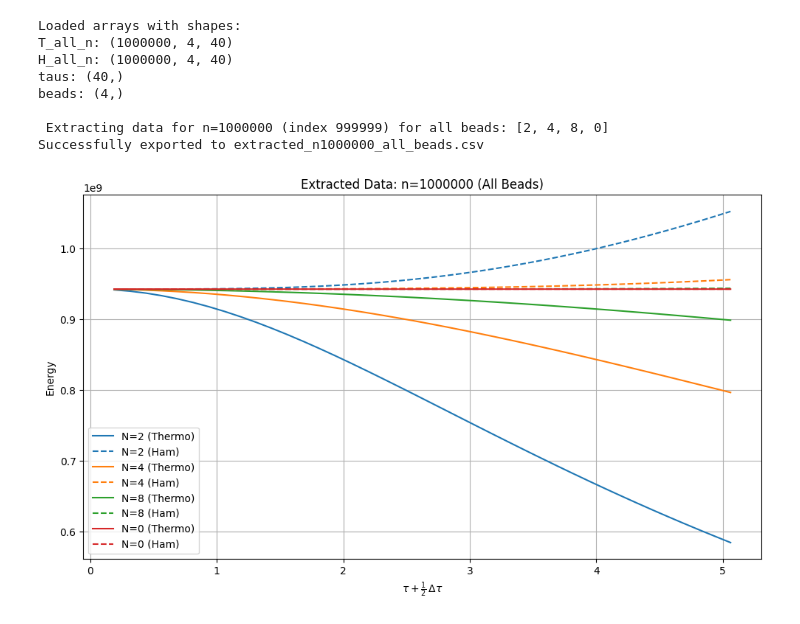
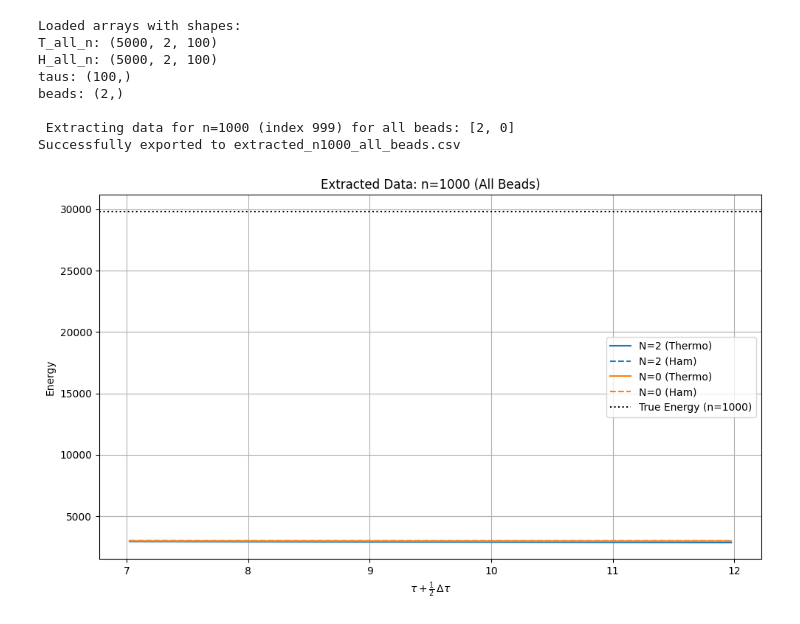
Before and after one commit to 24jonas/HarmonicFermions, a Jupyter notebook: BaxterMeth-opt.ipynb, the cells around one changed output. Saved outputs shown, nothing was run; the diff lists cells and outputs as text; code cells hidden in the pictures.

Commit message:
More plotting

```diff
--- a/BaxterMeth-opt.ipynb
+++ b/BaxterMeth-opt.ipynb
@@ -515,8 +515,8 @@ import pandas as pd
 
 # Load the saved 3D arrays and axes
 # Change save_filename if you used a different name in plot_fd_vs_tau_dual
-n_val = 1000000
-w_val = 1.0
+n_val = 5000
+w_val = 0.1
 save_filename = f"Saved_runs_and_plots/plot_data_n{n_val}_w{str(w_val).replace('.', '_')}"
 
 try:
@@ -534,7 +534,7 @@ try:
     # ==========================================
     # Define the target n you want to extract
     # ==========================================
-    target_n = 1000000   # Example: n=300
+    target_n = 1000   # Example: n=300
 
     # 1. Find the correct index
     # Remember that array index 0 corresponds to n=1, so index = target_n - 1
@@ -560,37 +560,37 @@ try:
     # 4. Plot to verify
     plt.figure(figsize=(10, 6))
     for bead_idx, bead_val in enumerate(beads):
         bead_label = int(bead_val) if float(bead_val).is_integer() else bead_val
         energy_T = arr_T[n_idx, bead_idx, :]
         energy_H = arr_H[n_idx, bead_idx, :]
         line, = plt.plot(taus, energy_T, label=f"N={bead_label} (Thermo)", linestyle="-")
         plt.plot(taus, energy_H, label=f"N={bead_label} (Ham)", linestyle="--", color=line.get_color())
 
     # Try to plot baseline energy if the `energy(n)` function is defined
     try:
         e = energy(target_n, w=1.0)
         plt.axhline(e, linestyle=':', color='black', label=f"True Energy (n={target_n})")
     except NameError:
         pass
 
     plt.xlabel(r"$\tau + \frac{1}{2}\,\Delta\tau$")
     plt.ylabel(r"Energy")
     plt.title(f"Extracted Data: n={target_n} (All Beads)")
     plt.legend()
     plt.grid(True)
     plt.tight_layout()
     plt.show()
 
 except FileNotFoundError:
     print(f"Error: Could not find the files starting with '{save_filename}'.")
     print("Please make sure you have run plot_fd_vs_tau_dual with store_all_n=True first!")
 # %% [output]
 Loaded arrays with shapes:
-T_all_n: (1000000, 4, 40)
-H_all_n: (1000000, 4, 40)
-taus: (40,)
-beads: (4,)
+T_all_n: (5000, 2, 100)
+H_all_n: (5000, 2, 100)
+taus: (100,)
+beads: (2,)
 
- Extracting data for n=1000000 (index 999999) for all beads: [2, 4, 8, 0]
-Successfully exported to extracted_n1000000_all_beads.csv
+ Extracting data for n=1000 (index 999) for all beads: [2, 0]
+Successfully exported to extracted_n1000_all_beads.csv
-[figure, old version]
+[figure, new version]
```
Also changed, not shown: parts of 1 cell of this notebook, 28 other files.
